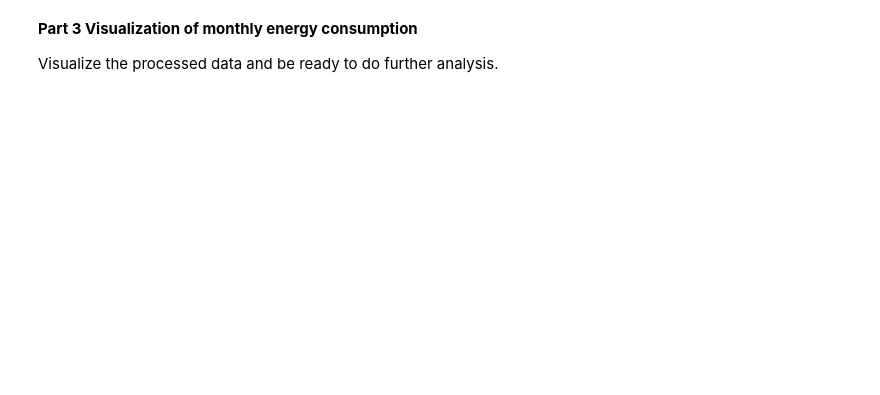
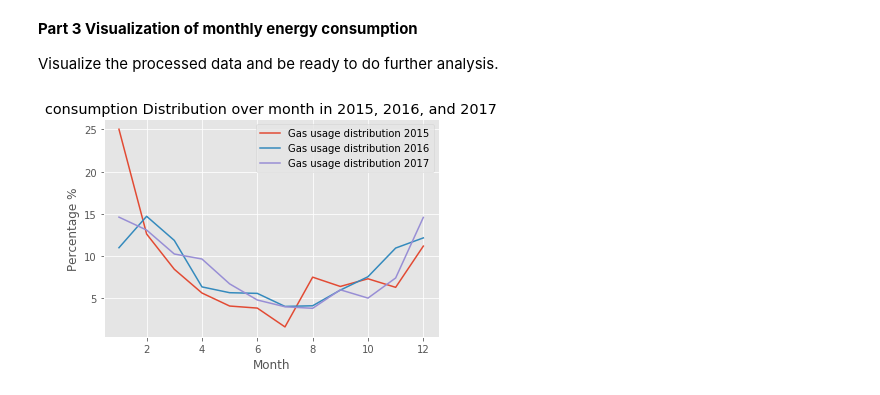
Before and after one commit to CS506-Spring2018-Project/CS506-Spring18-Project, a Jupyter notebook: CS506_Initial_Analysis_Report.ipynb, the cells around one changed output. Drawn from its saved outputs; the diff is of its cells as text; code cells hidden in the pictures; blank space fills up the shorter version.

```diff
--- a/CS506_Initial_Analysis_Report.ipynb
+++ b/CS506_Initial_Analysis_Report.ipynb
@@ -13,4 +13,13 @@ We used Building Energy Reporting And Disclosure Ordinance (BERDO) data provided
 * **_2015-reported-energy-and-water-metrics.xlsx_** for the year of 2015.
 
 The source of the data is: https://data.boston.gov/dataset/building-energy-reporting-and-disclosure-ordinance
+# %%
+# Import data
+import csv
+import pandas as pd
+import numpy as np
+from sklearn.preprocessing import normalize
+import matplotlib.pyplot as plt
+from matplotlib import style
+style.use("ggplot")
 # %%
@@ -595,0 +591,19 @@ Visualize the processed data and be ready to do further analysis.
+# %%
+# Data visualization
+
+# Visualize:
+
+# Gas Distribution
+month = np.array([1, 2, 3, 4, 5, 6, 7, 8, 9, 10, 11, 12])
+fig, ax = plt.subplots(1, 1)
+ax.plot(month, G_dstri_2015_Norm*100, ms = 5, label = 'Gas usage distribution 2015')
+ax.plot(month, G_dstri_2016_Norm*100, ms = 5, label = 'Gas usage distribution 2016')
+ax.plot(month, G_dstri_2017_Norm*100, ms = 5, label = 'Gas usage distribution 2017')
+
+plt.legend(loc='upper right')
+plt.title('consumption Distribution over month in 2015, 2016, and 2017')
+plt.ylabel('Percentage %')
+plt.xlabel('Month')
+plt.show()
+# %% [output]
+[figure, added]
```
Also changed, not shown: parts of 8 cells of this notebook, 1 other file.
